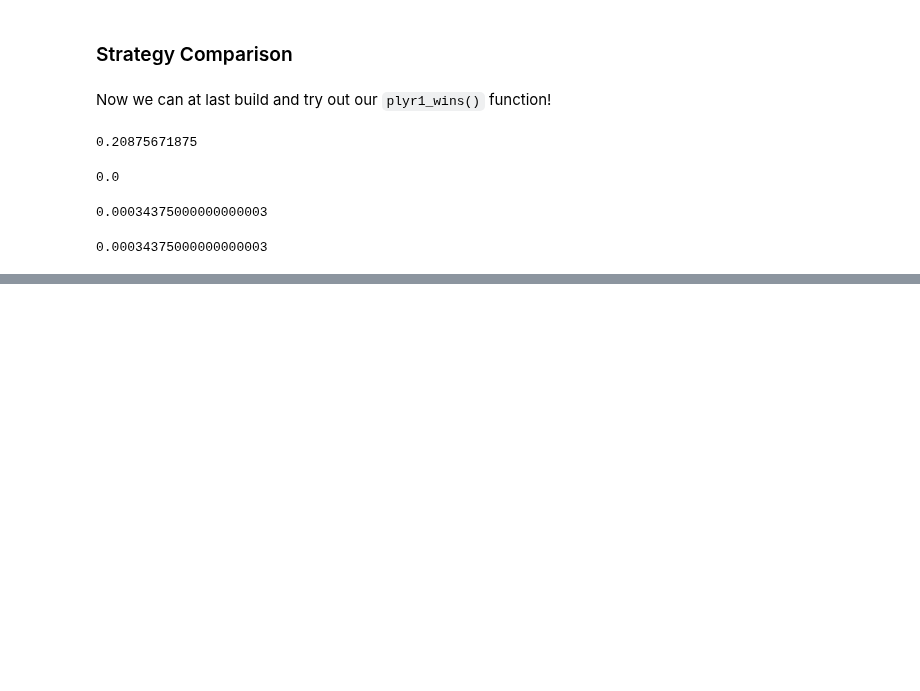
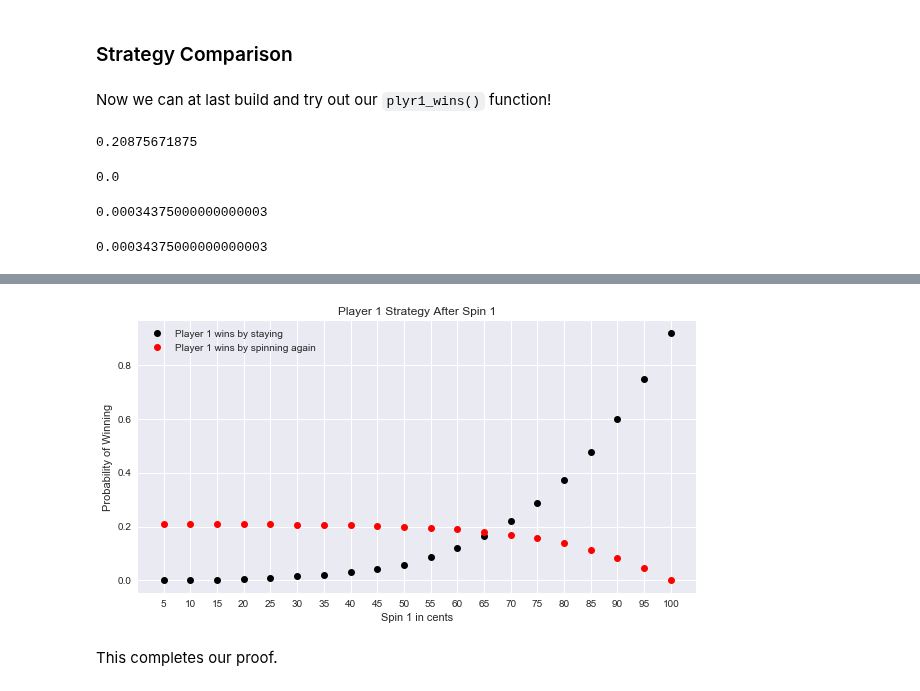
Before and after one commit to gadamico/game_show_stats, a Jupyter notebook: tpir_showcase_showdown/analysis.ipynb, the cells around one changed output, grey strips where cells are left out. Drawn from its saved outputs; the diff is of its cells as text; code cells hidden in the pictures; blank space fills up the shorter version.

```diff
--- a/tpir_showcase_showdown/analysis.ipynb
+++ b/tpir_showcase_showdown/analysis.ipynb
@@ -2040,4 +1948,4 @@ plyr1_wins(1, spin_again=False)
 # %% [output]
 0.00034375000000000003
 # %%
-stays = [plyr1_wins(spin1, spin_again=False) for spin1 in np.arange(1, 21)]
+stay1 = [plyr1_wins(x, spin_again=False) for x in np.arange(1, 21)]
@@ -2045,0 +1952,5 @@ spin
+# %%
+spin_again1 = [plyr1_wins(x, spin_again=True) for x in np.arange(1, 21)]
+# %%
+probs = list(zip(stay1, spin_again1))
+probs
@@ -2045,0 +1978,5 @@ spin
+# %%
+player1probsdf = pd.DataFrame(probs,
+             columns=['prob_win_if_stay', 'prob_win_if_spin_again'],
+            index=np.arange(5, 101, 5))
+player1probsdf
@@ -2045,0 +2007,19 @@ spin
+# %%
+fig, ax = plt.subplots(figsize=(10, 5))
+
+xs = np.arange(5, 101, 5)
+
+stay_win = player1probsdf['prob_win_if_stay']
+spin_again_win = player1probsdf['prob_win_if_spin_again']
+
+ax.plot(xs, stay_win, 'ko', label='Player 1 wins by staying')
+ax.plot(xs, spin_again_win, 'ro', label='Player 1 wins by spinning again')
+ax.set_xticks(xs)
+ax.set_title('Player 1 Strategy After Spin 1')
+ax.set_xlabel('Spin 1 in cents')
+ax.set_ylabel('Probability of Winning')
+plt.legend();
+# %% [output]
+[figure, added]
+# %% [markdown]
+This completes our proof.
```
Also changed, not shown: parts of 7 cells of this notebook, 3 other files.
